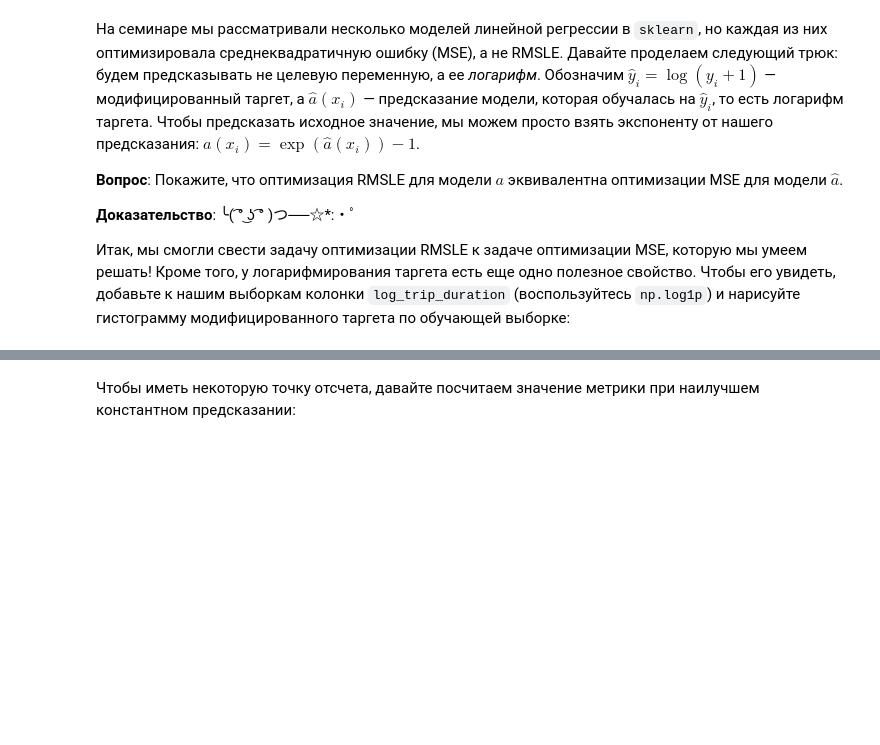
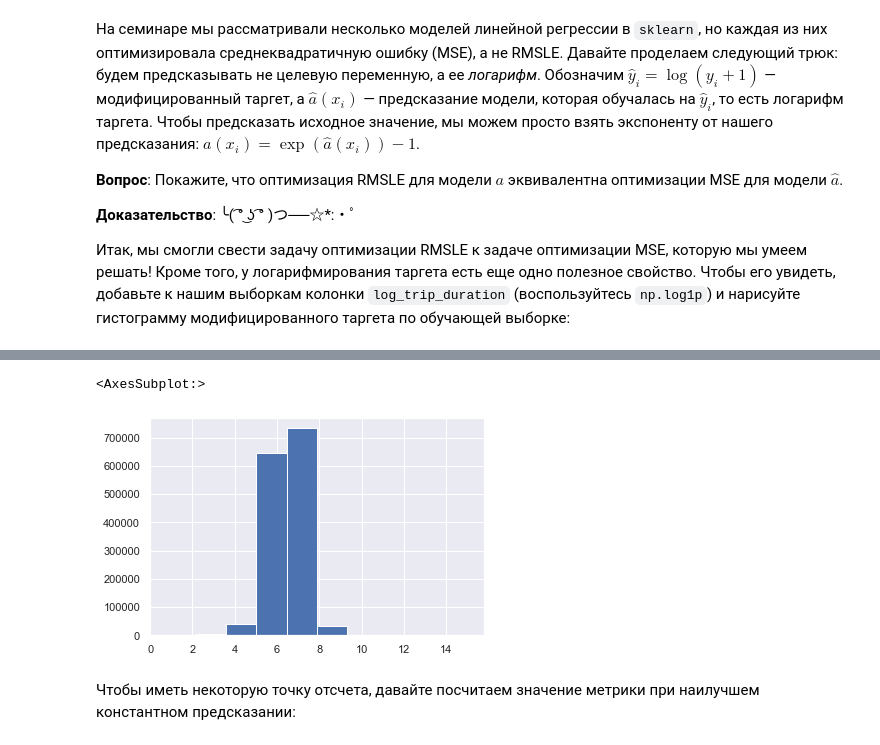
Before and after one commit to DataStas/cv_StanislavS, a Jupyter notebook: taxi/taxi.ipynb, the cells around one changed output, grey strips where cells are left out. Cells and saved outputs as stored; diff of their text form; code cells hidden in the pictures; blank space fills up the shorter version.

```diff
--- a/taxi/taxi.ipynb
+++ b/taxi/taxi.ipynb
@@ -56,4 +56,4 @@ sns.set(style="darkgrid")
 # %% [markdown]
 **Задание 1 (1 балл)**. Мы будем работать с данными из соревнования [New York City Taxi Trip Duration](https://www.kaggle.com/c/nyc-taxi-trip-duration/overview), в котором нужно было предсказать длительность поездки на такси. Скачайте обучающую выборку из этого соревнования и загрузите ее:
 # %%
-df = pd.read_csv("/Users/Stanislav/Jupyter_Notebook/study/HSE/data/taxi_train.csv")
+df = pd.read_csv("../../data/taxi_train.csv")
@@ -95,0 +134,5 @@ df['log_trip_duration'] = np.log1p(df['trip_duration'])
+# %%
+df['log_trip_duration'].hist()
+# %% [output]
+<AxesSubplot:>
+[figure, added]
```
Also changed, not shown: parts of 47 cells of this notebook.
